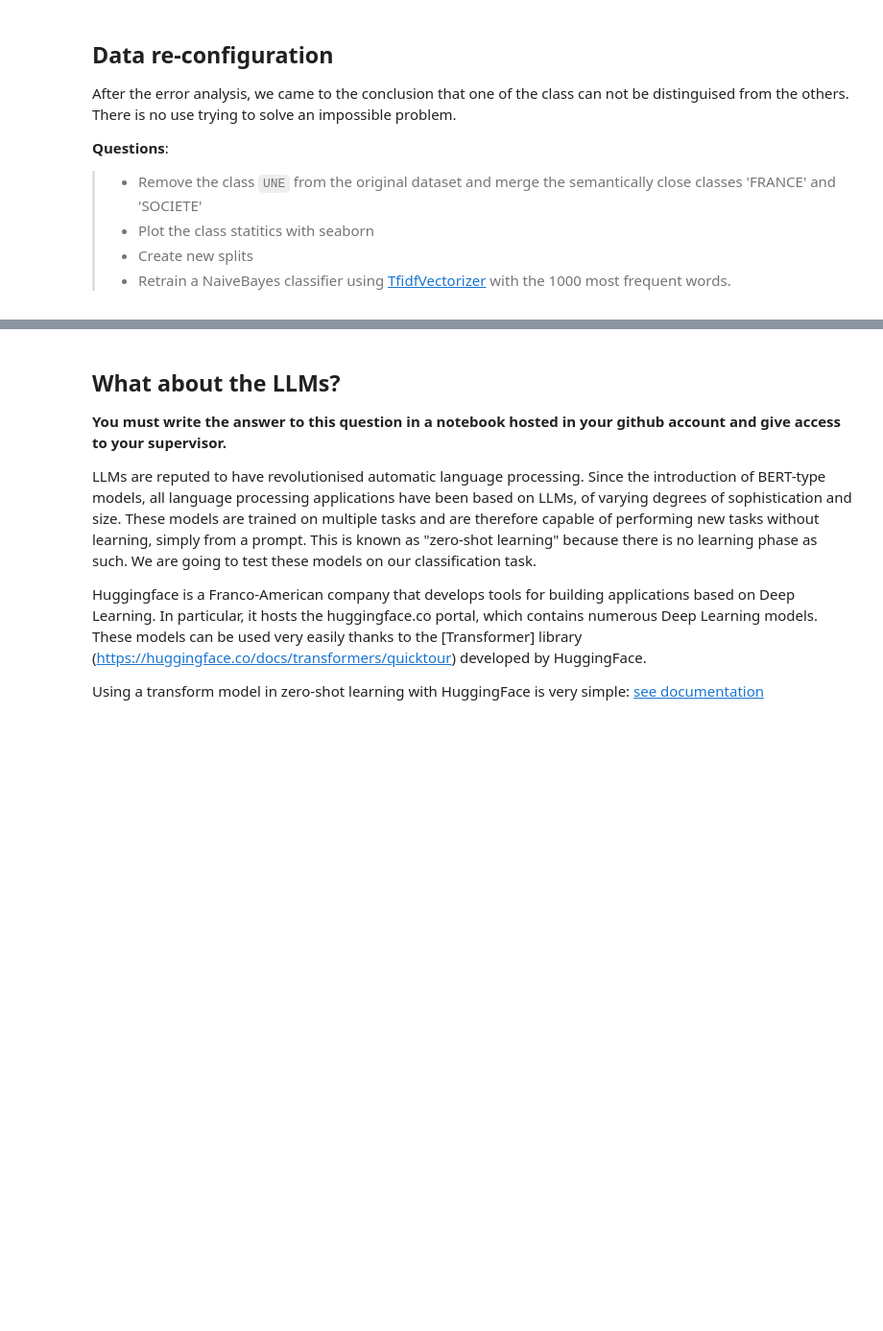
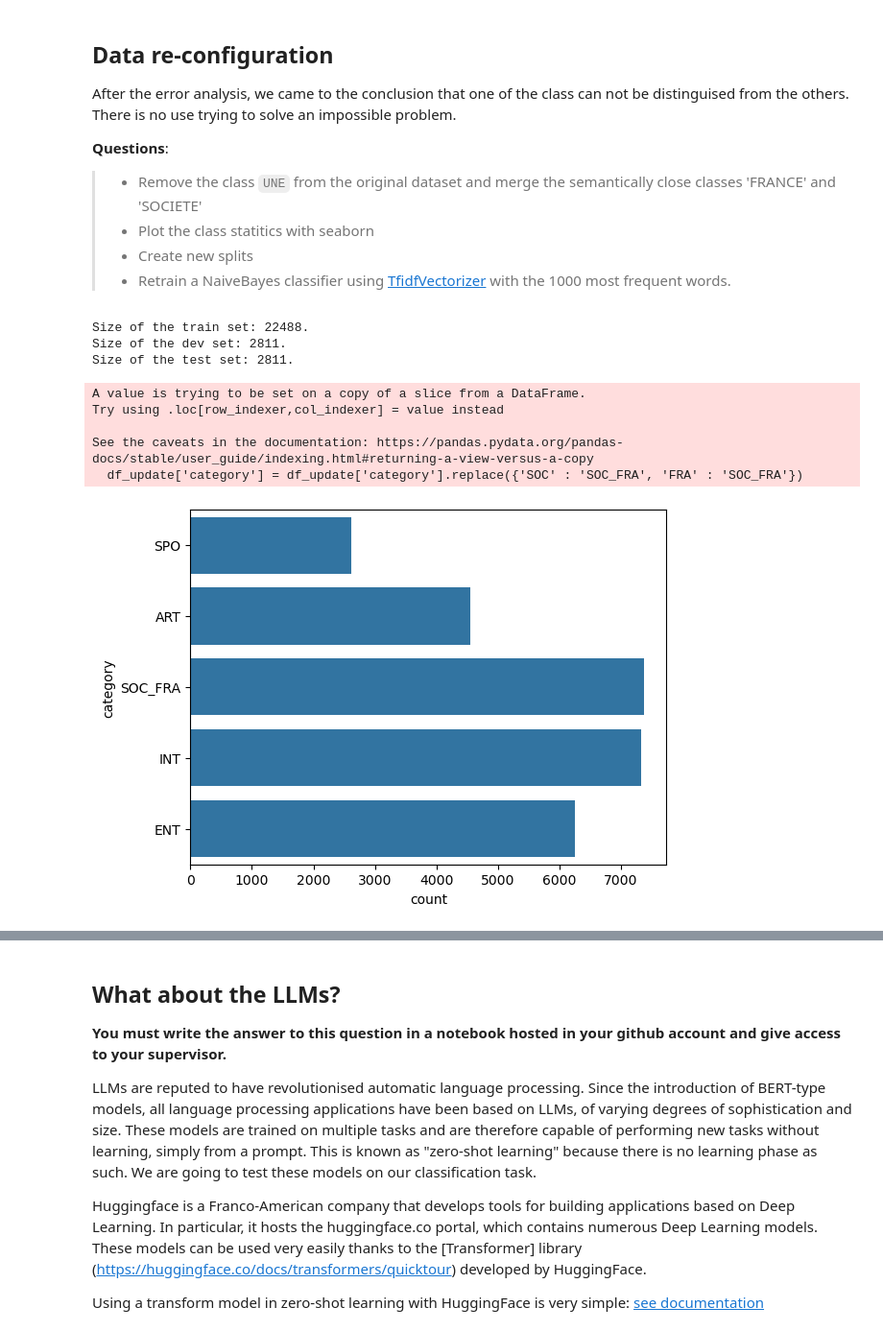
Before and after one commit to louiseligonniere/nlp-lab-text-classification, a Jupyter notebook: TextClassification_LeMonde.ipynb, the cells around one changed output, grey strips where cells are left out. Shown at 96% size. Drawn from its saved outputs; the diff is of its cells as text; code cells hidden in the pictures; blank space fills up the shorter version.

```diff
--- a/TextClassification_LeMonde.ipynb
+++ b/TextClassification_LeMonde.ipynb
@@ -298,0 +267,38 @@ from sklearn.feature_extraction.text import TfidfVectorizer
+# %%
+from sklearn.feature_extraction.text import TfidfVectorizer
+
+# Filter out the UNE class
+df_update = df[df.category != 'UNE']
+
+# Merge 'FRA' and 'SOC'
+df_update['category'] = df_update['category'].replace({'SOC' : 'SOC_FRA', 'FRA' : 'SOC_FRA'})
+
+# Plot the statistics of classes
+sns.countplot(data=df_update, y='category')
+
+# Make the splits and print the sizes for checking
+df_train, df_test = train_test_split(df_update, train_size=0.8, test_size=0.2)
+df_dev, df_test = train_test_split(df_test, train_size=0.5, test_size=0.5)
+
+X_train = df_train.iloc[:,0]
+y_train = df_train.iloc[:,1]
+
+X_dev = df_dev.iloc[:,0]
+y_dev = df_dev.iloc[:,1]
+
+X_test = df_test.iloc[:,0]
+y_test = df_test.iloc[:,1]
+
+print(f"Size of the train set: {X_train.shape[0]}.")
+print(f"Size of the dev set: {X_dev.shape[0]}.")
+print(f"Size of the test set: {X_test.shape[0]}.")
+# %% [output]
+Size of the train set: 22488.
+Size of the dev set: 2811.
+Size of the test set: 2811.
+A value is trying to be set on a copy of a slice from a DataFrame.
+Try using .loc[row_indexer,col_indexer] = value instead
+
+See the caveats in the documentation: https://pandas.pydata.org/pandas-docs/stable/user_guide/indexing.html#returning-a-view-versus-a-copy
+  df_update['category'] = df_update['category'].replace({'SOC' : 'SOC_FRA', 'FRA' : 'SOC_FRA'})
+[figure, added]
```
Also changed, not shown: parts of 17 cells of this notebook.
